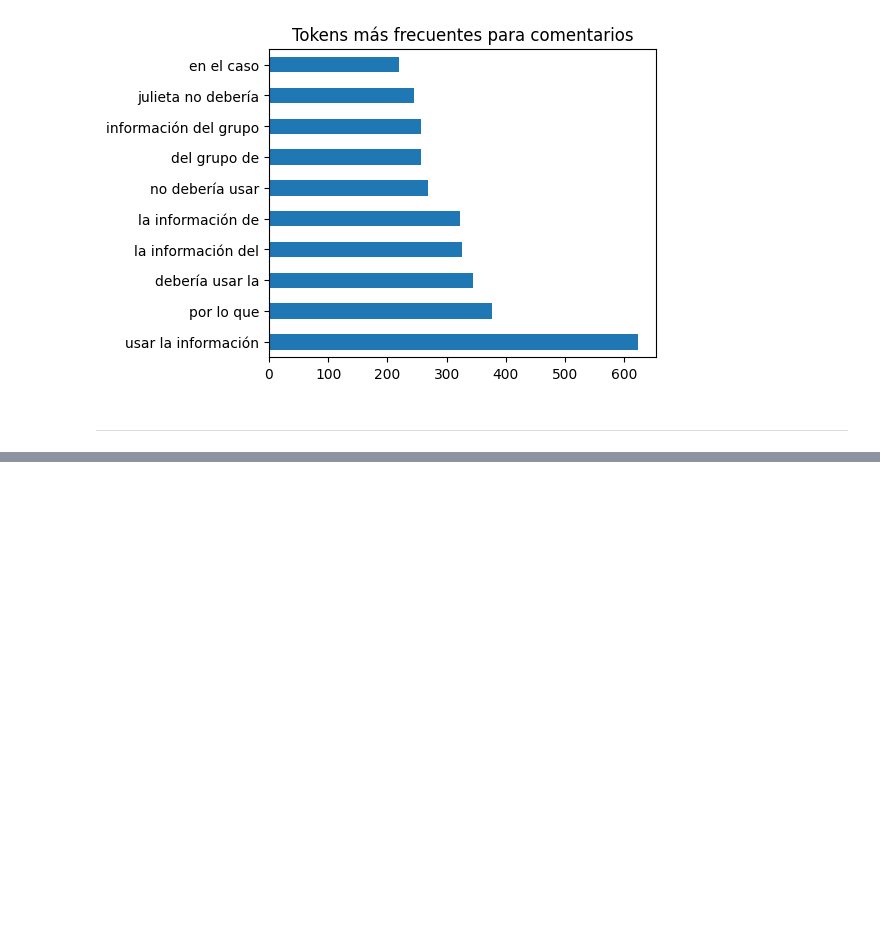
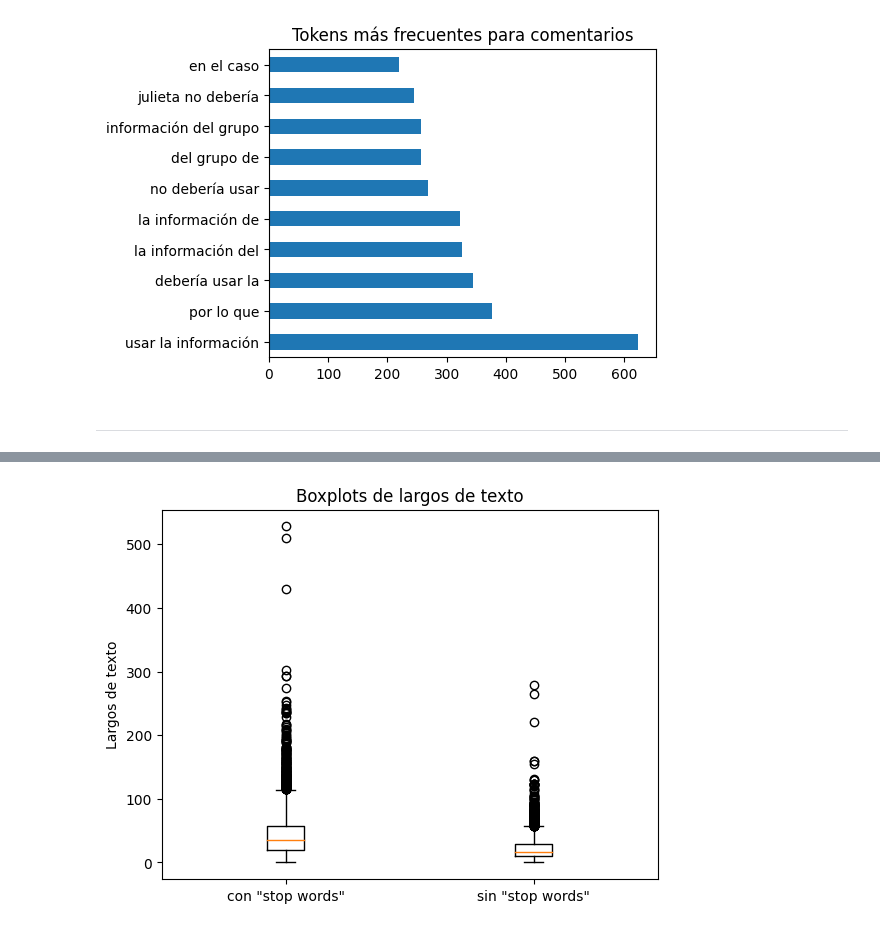
Before and after one commit to camilocarvajalreyes/ethicapp-nlp, a Jupyter notebook: exploracion_caso_julieta.ipynb, the cells around one changed output, grey strips where cells are left out. Drawn from its saved outputs; the diff is of its cells as text; code cells hidden in the pictures; blank space fills up the shorter version.

```diff
--- a/exploracion_caso_julieta.ipynb
+++ b/exploracion_caso_julieta.ipynb
@@ -85,0 +113,9 @@ wordcloud_from_column(df,'comment',ignore=stopwords.words('spanish'))
+# %%
+fig, ax = plt.subplots()
+ax.boxplot([lengths, lengths_nsw])
+ax.set_ylabel('Largos de texto')
+ax.set_xticklabels(['con "stop words"', 'sin "stop words"'])
+ax.set_title('Boxplots de largos de texto')
+plt.show()
+# %% [output]
+[figure, added]
```
Also changed, not shown: parts of 7 cells of this notebook, 1 other file.
